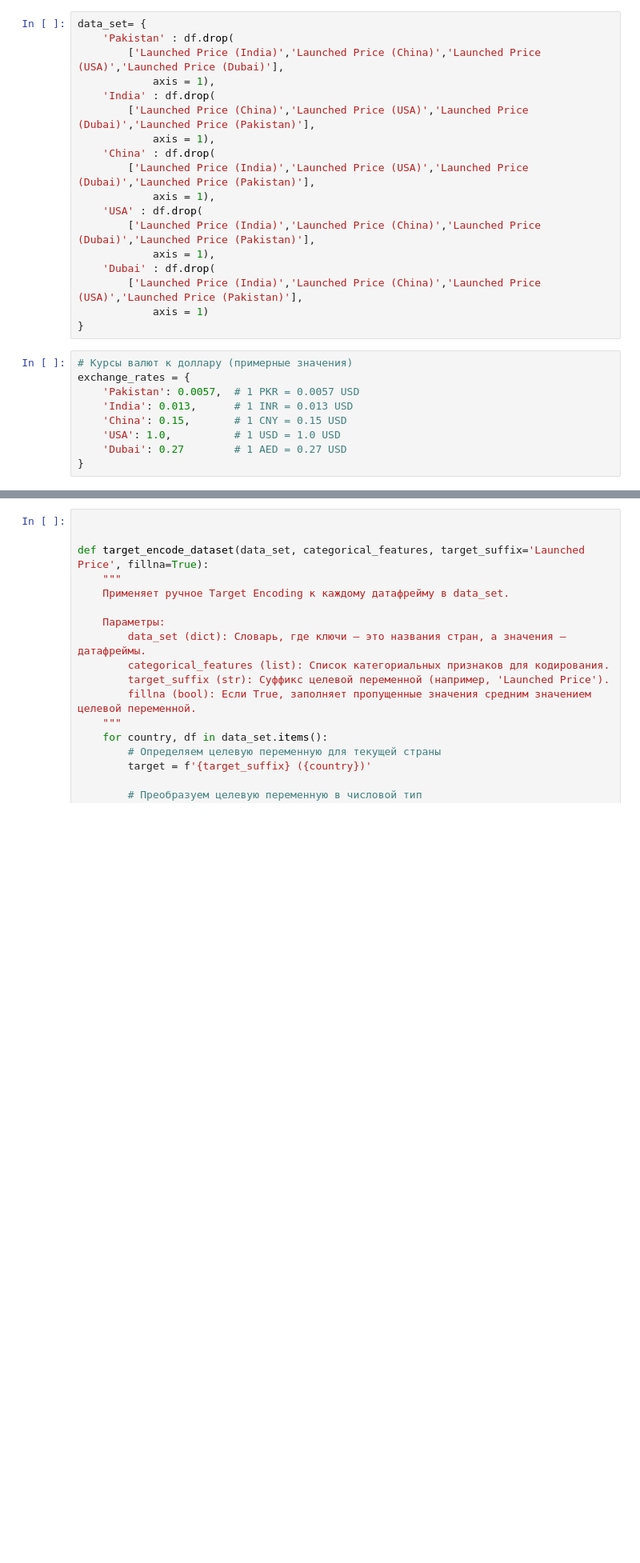
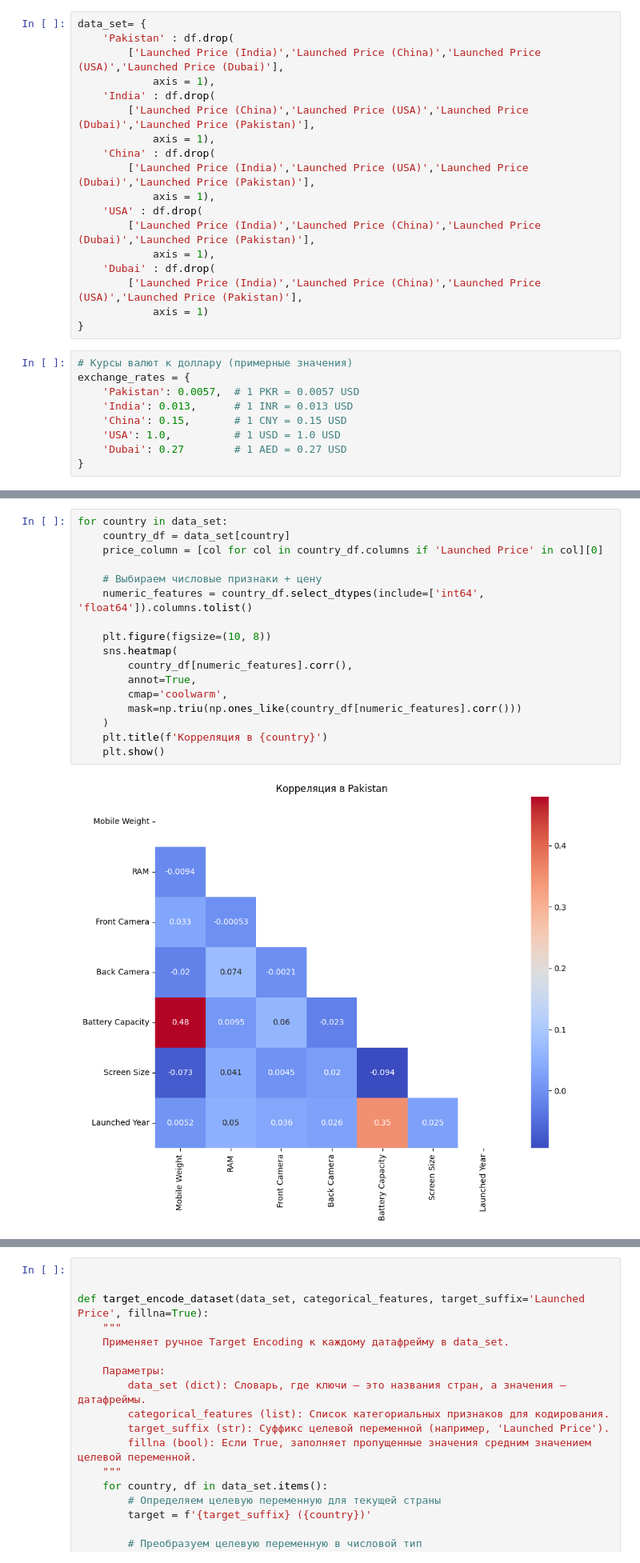
Before and after one commit to IamGuts/Stronghold_of_digital_martyrdom, a Jupyter notebook: Projects/Modile Dataset/Modile_data.ipynb, the cells around one changed output, grey strips where cells are left out. Shown at 80% size. Saved outputs shown, nothing was run; the diff lists cells and outputs as text; blank space fills up the shorter version.

```diff
--- a/Projects/Modile Dataset/Modile_data.ipynb
+++ b/Projects/Modile Dataset/Modile_data.ipynb
@@ -175,0 +201,19 @@ exchange_rates = {
+# %%
+for country in data_set:
+    country_df = data_set[country]
+    price_column = [col for col in country_df.columns if 'Launched Price' in col][0]
+
+    # Выбираем числовые признаки + цену
+    numeric_features = country_df.select_dtypes(include=['int64', 'float64']).columns.tolist()
+
+    plt.figure(figsize=(10, 8))
+    sns.heatmap(
+        country_df[numeric_features].corr(),
+        annot=True,
+        cmap='coolwarm',
+        mask=np.triu(np.ones_like(country_df[numeric_features].corr()))
+    )
+    plt.title(f'Корреляция в {country}')
+    plt.show()
+# %% [output]
+[figure, added]
```
Also changed, not shown: parts of 6 cells of this notebook, 1 other file.
